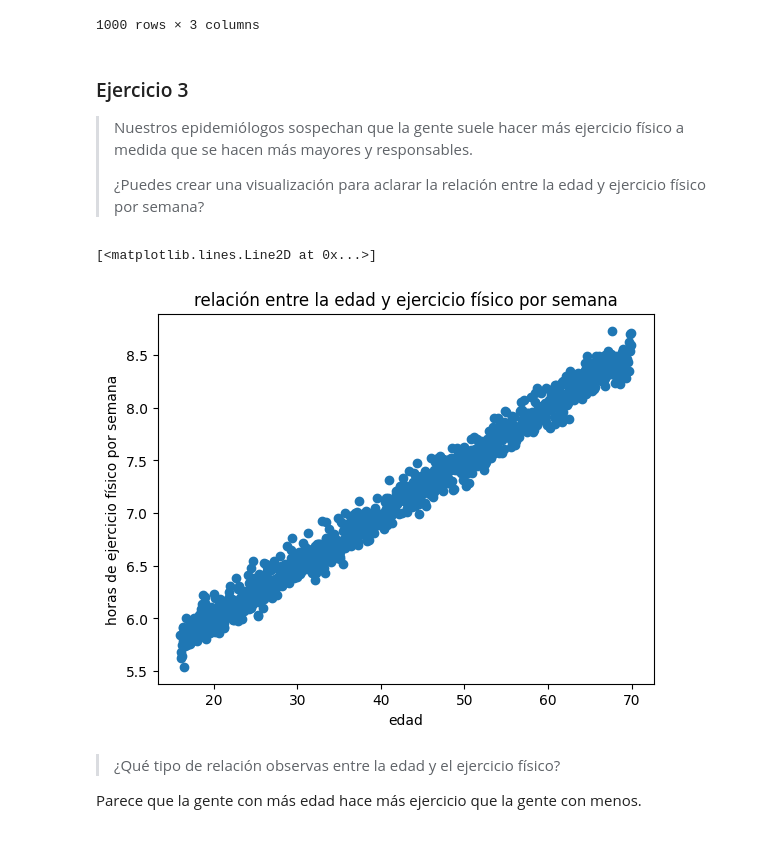
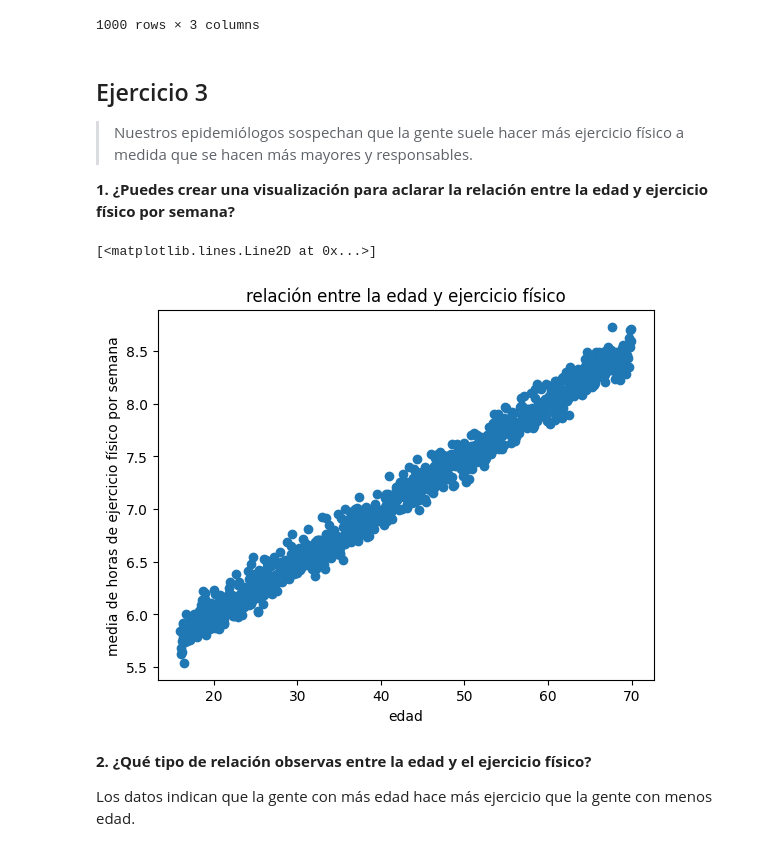
Before and after one commit to valentinboyanov/ejercicios, a Jupyter notebook: data_science_1/solutions.ipynb, the cells around one changed output. Drawn from its saved outputs; the diff is of its cells as text; code cells hidden in the pictures.

```diff
--- a/data_science_1/solutions.ipynb
+++ b/data_science_1/solutions.ipynb
@@ -19,21 +19,22 @@ all
 | 999 | 69.952088 | 8.711566 | 16.520552 |
 1000 rows × 3 columns
 # %% [markdown]
-### Ejercicio 3
+## Ejercicio 3
 
 > Nuestros epidemiólogos sospechan que la gente suele hacer más ejercicio físico a medida que se hacen más mayores y responsables.
 >
-> ¿Puedes crear una visualización para aclarar la relación entre la edad y ejercicio físico por semana?
+
+**1. ¿Puedes crear una visualización para aclarar la relación entre la edad y ejercicio físico por semana?**
 # %%
 f, ax = pyplot.subplots()
-ax.set_title("relación entre la edad y ejercicio físico por semana")
-ax.set_ylabel('horas de ejercicio físico por semana')
+ax.set_title("relación entre la edad y ejercicio físico")
 ax.set_xlabel('edad')
+ax.set_ylabel('media de horas de ejercicio físico por semana')
 ax.plot(all['age'], all['hours_per_week'], 'o')
 # %% [output]
 [<matplotlib.lines.Line2D at 0x...>]
-[figure, old version]
+[figure, new version]
 # %% [markdown]
-> ¿Qué tipo de relación observas entre la edad y el ejercicio físico?
+**2. ¿Qué tipo de relación observas entre la edad y el ejercicio físico?**
 
-Parece que la gente con más edad hace más ejercicio que la gente con menos.
+Los datos indican que la gente con más edad hace más ejercicio que la gente con menos edad.
```
Also changed, not shown: parts of 5 cells of this notebook.
